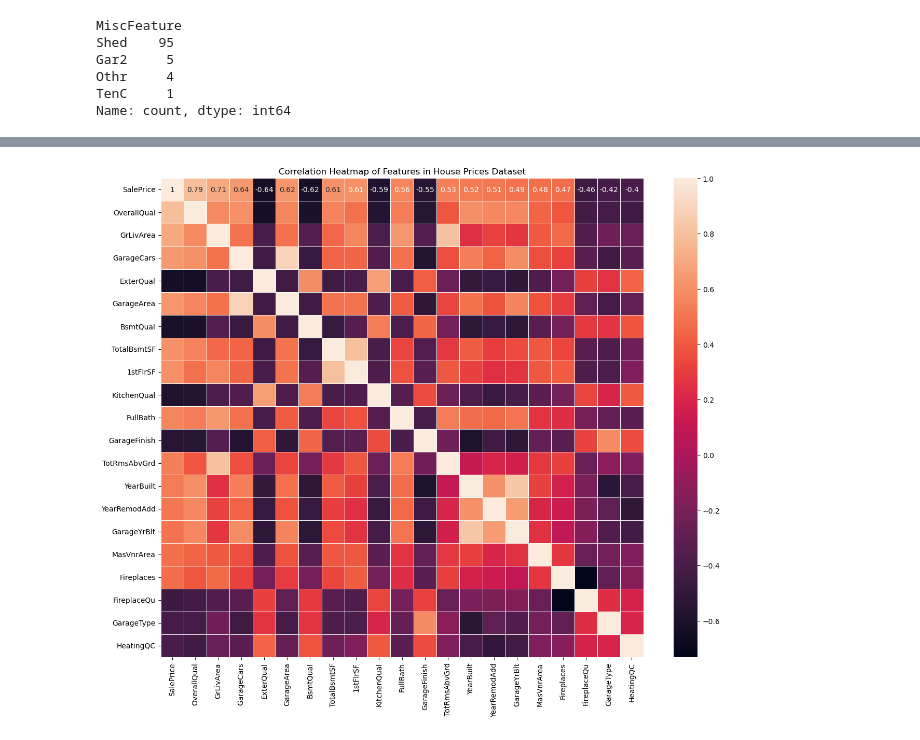
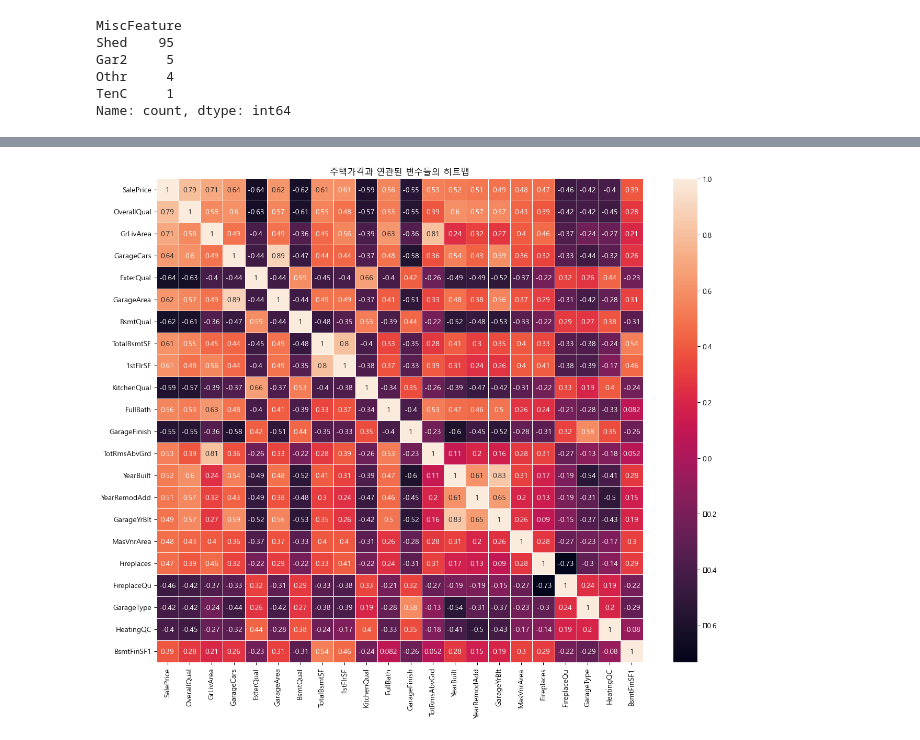
Before and after one commit to osr3173/ML, a Jupyter notebook: week7/SalePrice_Prediction.ipynb, the cells around one changed output, grey strips where cells are left out. Cells and saved outputs as stored; diff of their text form; code cells hidden in the pictures.

Commit message:
SalePrice Prediction

```diff
--- a/week7/SalePrice_Prediction.ipynb
+++ b/week7/SalePrice_Prediction.ipynb
@@ -207,7 +260,3 @@ Gar2     5
 Othr     4
 TenC     1
 Name: count, dtype: int64
-# %%
-# 결측치의 비율이 90%가 넘는 Alley, PoolQC, MiscFeature 특성 제거
-columns_to_drop = ['Alley', 'PoolQC', 'MiscFeature']
-all_df.drop(columns=columns_to_drop,inplace=True)
@@ -276,12 +394,13 @@ SaleCondition
 # %%
-# 상관관계 (상위 20개)
+# 상관관계 (SalePrice를 제외한 상위 20개 변수)
 corr_matrix = all_df.corr()
-top_10_corr = corr_matrix['SalePrice'].abs().sort_values(ascending=False).head(21)
+top_10_corr = corr_matrix['SalePrice'].abs().sort_values(ascending=False).head(22)
 
+plt.rcParams['font.family'] = 'Malgun Gothic'
 plt.figure(figsize=(15, 12))
 sns.heatmap(all_df[top_10_corr.index].corr(), annot=True, linewidths=0.5)
 
-plt.title("Correlation Heatmap of Features in House Prices Dataset")
+plt.title("주택가격과 연관된 변수들의 히트맵")
 plt.show()
 # %% [output]
-[figure, old version]
+[figure, new version]
```
Also changed, not shown: parts of 57 cells of this notebook, 2 other files.
